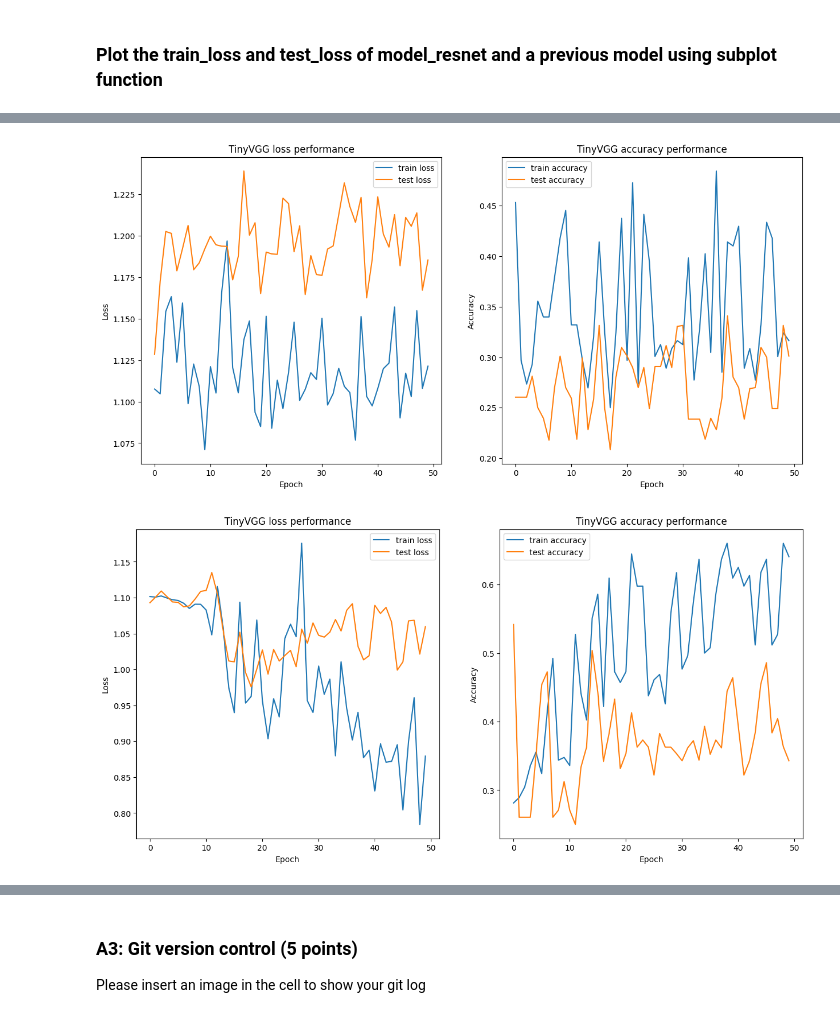
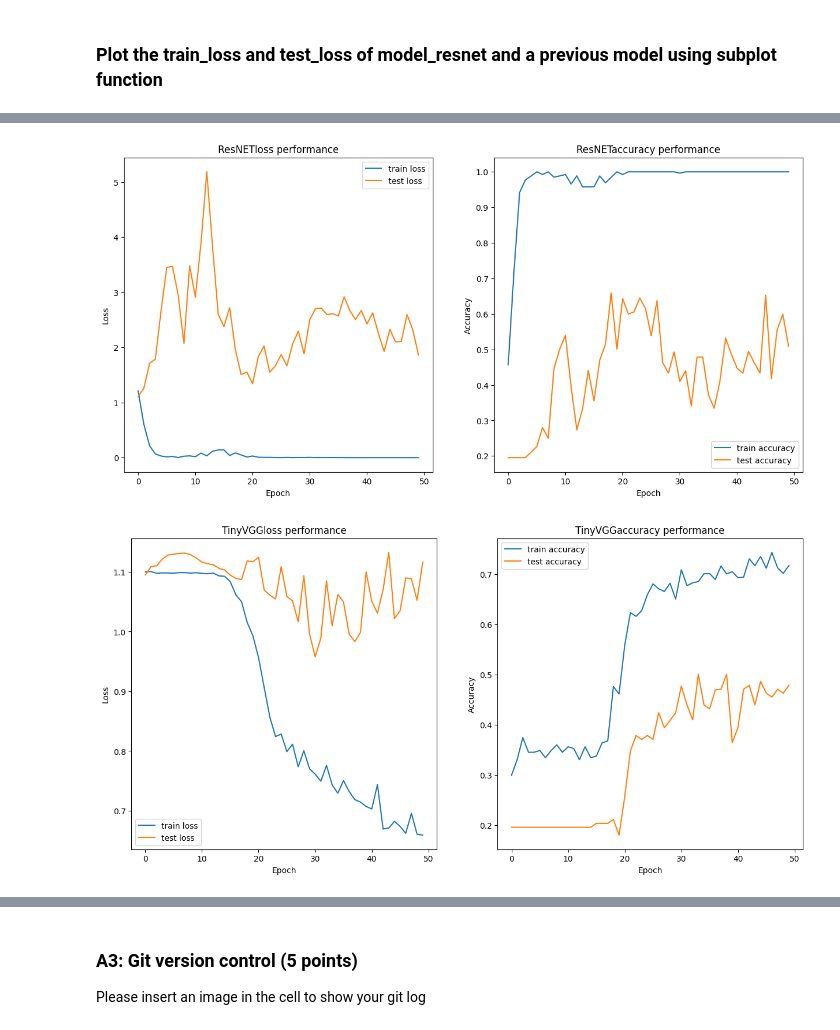
Before and after one commit to filsus/ML_WORKSHOP, a Jupyter notebook: project.ipynb, the cells around one changed output, grey strips where cells are left out. Saved outputs shown, nothing was run; the diff lists cells and outputs as text; code cells hidden in the pictures.

```diff
--- a/project.ipynb
+++ b/project.ipynb
@@ -344,7 +345,7 @@ From the print outs of our `model_0` training, it didn't look like it did too we
 Create a function to plot the values in the `model_0_results` dictionary.
 # %%
 from typing import Tuple, Dict, List
-def plot_loss_curves(results: Dict[str, List[float]]):
+def plot_loss_curves(results: Dict[str, List[float]], model_name= ''):
     """Plots training curves of a results dictionary.
 
     Args:
@@ -372,9 +373,9 @@ def plot_loss_curves(results: Dict[str, List[float]]):
     # --------------- Complete the following lines --------------
     # Plot loss, please include label, title, and legend in the figure
     plt.subplot(1, 2, 1)
-    plt.plot(epochs, train_loss, label='train loss')   # plot epochs, train_loss
-    plt.plot(epochs, test_loss, label='test loss')   # plot epochs, test_loss
-    plt.title('TinyVGG loss performance')
+    plt.plot(epochs , train_loss, label='train loss')   # plot epochs, train_loss
+    plt.plot(epochs , test_loss, label='test loss')   # plot epochs, test_loss
+    plt.title(model_name + 'loss performance')
     plt.xlabel('Epoch')
     plt.ylabel("Loss")
     plt.legend()
@@ -383,7 +384,7 @@ def plot_loss_curves(results: Dict[str, List[float]]):
     plt.subplot(1, 2, 2)
     plt.plot(epochs, train_accuracy, label='train accuracy') # plot epochs, train_accuracy, add label
     plt.plot(epochs, test_accuracy, label = 'test accuracy') # plot epochs, test_accuracy, add label
-    plt.title('TinyVGG accuracy performance')
+    plt.title(model_name + 'accuracy performance')
     plt.xlabel('Epoch')
     plt.ylabel("Accuracy")
     plt.legend()
@@ -858,34 +862,34 @@ model_resnet_df
 
 
 
 
 # plt.legend()
 
 # # Plot test loss
 # plt.subplot(2, 2, 2)
 
 
 
 
 # plt.legend()
 
 # # Plot train accuracy
 # plt.subplot(2, 2, 3)
 
 
 
 
 # plt.legend()
 
 # # Plot test accuracy
 # plt.subplot(2, 2, 4)
 
 
 
 
 # plt.legend()
-plot_loss_curves(model_resnet_results)
-plot_loss_curves(model_1_results)
+plot_loss_curves(model_resnet_results, model_name = "ResNET")
+plot_loss_curves(model_e_50_results, model_name = 'TinyVGG')
 # %% [output]
-[figure, old version]
+[figure, new version]
-[figure, old version]
+[figure, new version]
```
Also changed, not shown: parts of 19 cells of this notebook.
